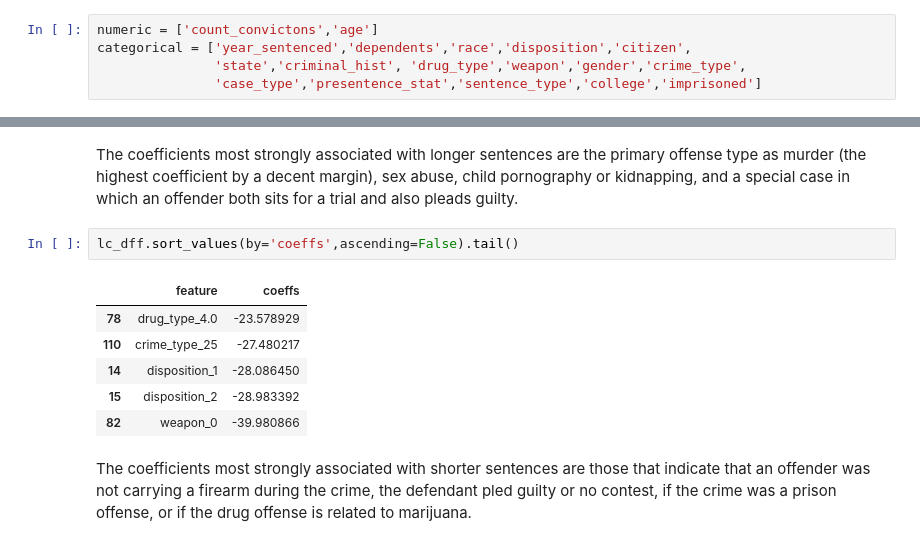
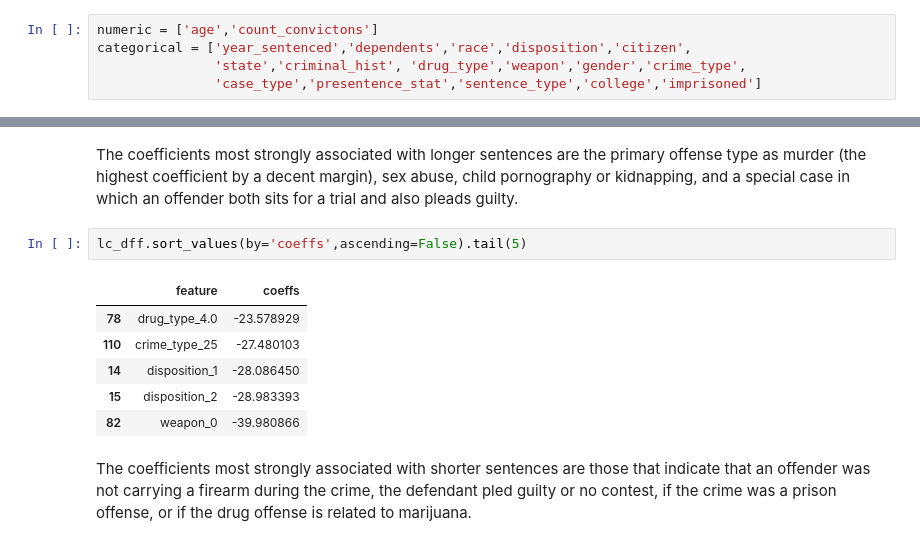
Before and after one commit to nanigbogu/Sentencing-Length-Data-Analysis, a Jupyter notebook: code/final_model.ipynb, the cells around one changed output, grey strips where cells are left out. Drawn from its saved outputs; the diff is of its cells as text.

```diff
--- a/code/final_model.ipynb
+++ b/code/final_model.ipynb
@@ -19,7 +22,7 @@ df_data = pd.read_csv('../data/df18to21_cleanedH.csv')
 X = df_data.drop(columns=['sentence_length','guideline_range','guideline_var_pct','region','white'])
 y = df_data['sentence_length']
 # %%
-numeric = ['count_convictons','age']
+numeric = ['age','count_convictons']
 categorical = ['year_sentenced','dependents','race','disposition','citizen',
                'state','criminal_hist', 'drug_type','weapon','gender','crime_type',
                'case_type','presentence_stat','sentence_type','college','imprisoned']
@@ -81,13 +101,13 @@ lc_dff.sort_values(by='coeffs',ascending=False).head()
 # %% [markdown]
 The coefficients most strongly associated with longer sentences are the primary offense type as murder (the highest coefficient by a decent margin), sex abuse, child pornography or kidnapping, and a special case in which an offender both sits for a trial and also pleads guilty.
 # %%
-lc_dff.sort_values(by='coeffs',ascending=False).tail()
+lc_dff.sort_values(by='coeffs',ascending=False).tail(5)
 # %% [output]
 |  | feature | coeffs |
 | 78 | drug_type_4.0 | -23.578929 |
-| 110 | crime_type_25 | -27.480217 |
+| 110 | crime_type_25 | -27.480103 |
 | 14 | disposition_1 | -28.086450 |
-| 15 | disposition_2 | -28.983392 |
+| 15 | disposition_2 | -28.983393 |
 | 82 | weapon_0 | -39.980866 |
 # %% [markdown]
 The coefficients most strongly associated with shorter sentences are those that indicate that an offender was not carrying a firearm during the crime, the defendant pled guilty or no contest, if the crime was a prison offense, or if the drug offense is related to marijuana.
```
Also changed, not shown: parts of 23 cells of this notebook, 1 other file.
